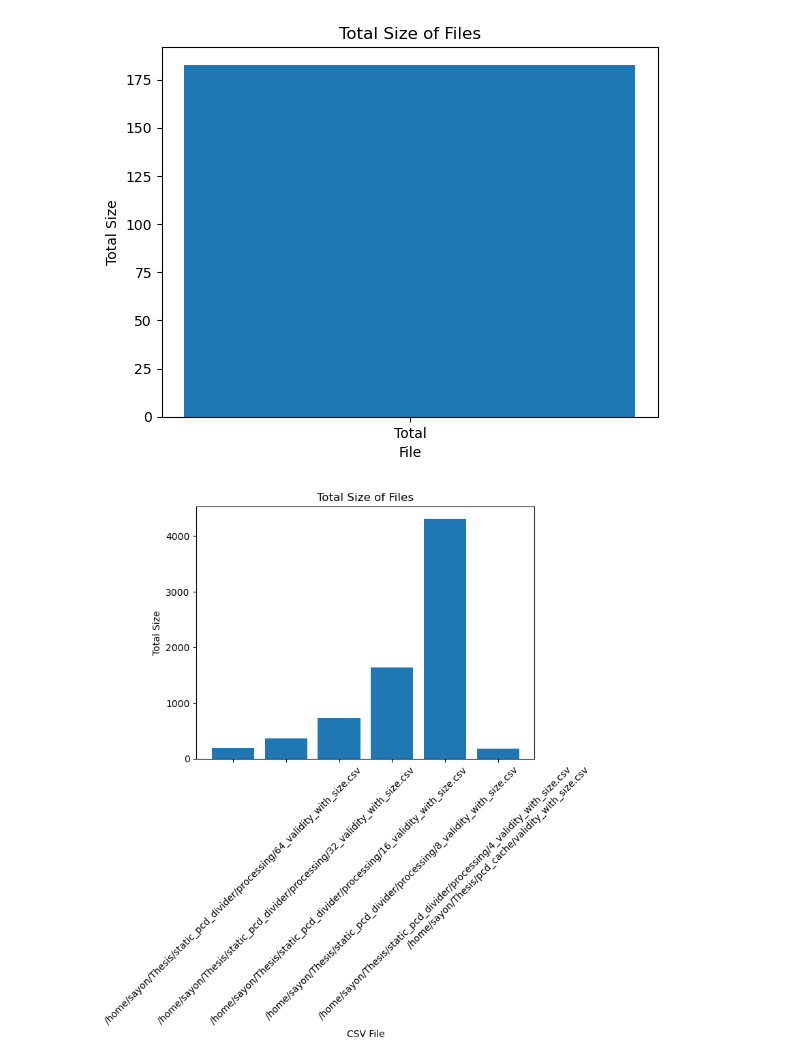
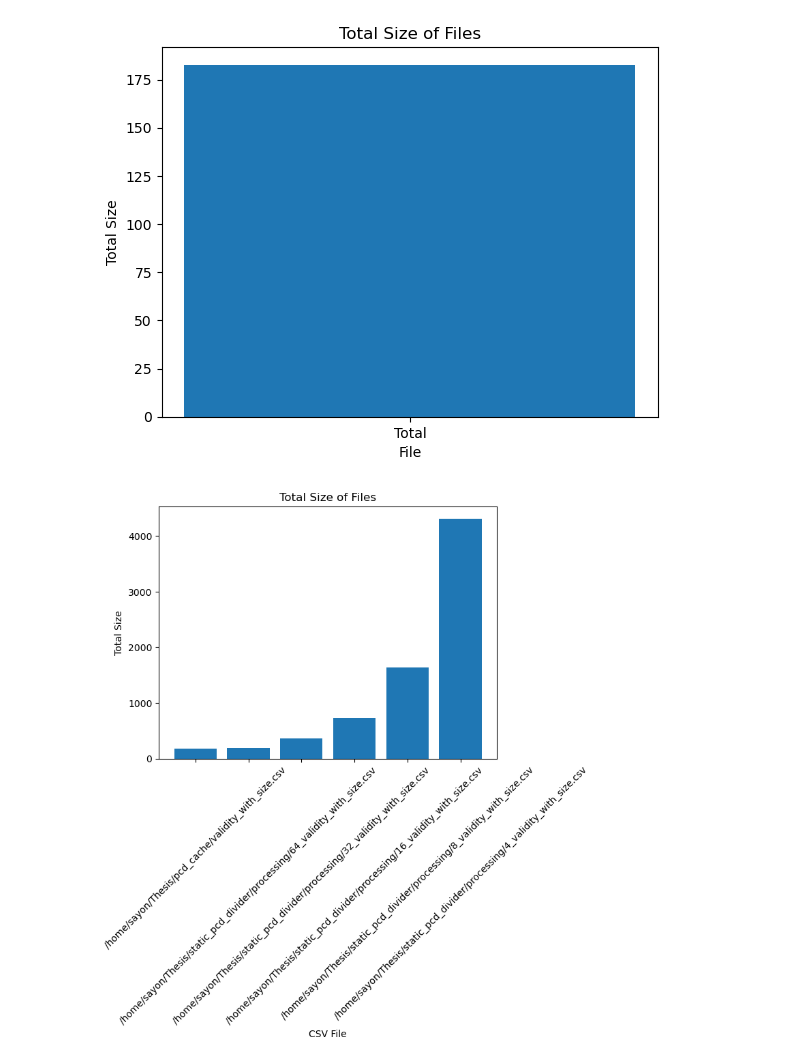
Before and after one commit to sayondeep/Thesis, a Jupyter notebook: data_processing/update_data.ipynb, the cells around one changed output. Cells and saved outputs as stored; diff of their text form; code cells hidden in the pictures.

```diff
--- a/data_processing/update_data.ipynb
+++ b/data_processing/update_data.ipynb
@@ -156,29 +156,30 @@ plt.show()
 # %%
 import pandas as pd
 import matplotlib.pyplot as plt
 
 # List of CSV files
-csv_files = ['/home/sayon/Thesis/static_pcd_divider/processing/64_validity_with_size.csv', '/home/sayon/Thesis/static_pcd_divider/processing/32_validity_with_size.csv', '/home/sayon/Thesis/static_pcd_divider/processing/16_validity_with_size.csv', '/home/sayon/Thesis/static_pcd_divider/processing/8_validity_with_size.csv', '/home/sayon/Thesis/static_pcd_divider/processing/4_validity_with_size.csv', '/home/sayon/Thesis/pcd_cache/validity_with_size.csv']
+
+csv_files = ['/home/sayon/Thesis/pcd_cache/validity_with_size.csv','/home/sayon/Thesis/static_pcd_divider/processing/64_validity_with_size.csv', '/home/sayon/Thesis/static_pcd_divider/processing/32_validity_with_size.csv', '/home/sayon/Thesis/static_pcd_divider/processing/16_validity_with_size.csv', '/home/sayon/Thesis/static_pcd_divider/processing/8_validity_with_size.csv', '/home/sayon/Thesis/static_pcd_divider/processing/4_validity_with_size.csv']
 
 # Initialize total sizes for each file
 total_sizes = []
 
 # Calculate total size for each file
 for csv_file in csv_files:
     df = pd.read_csv(csv_file)
     total_size = 0
     for index, row in df.iterrows():
         if row['Time'] == row['Valid_From']:
             file_size = row['Size']
             total_size += file_size
     total_sizes.append(total_size)
 
 # Plot the graph
 plt.bar(csv_files, total_sizes)
 plt.xlabel('CSV File')
 plt.ylabel('Total Size')
 plt.title('Total Size of Files')
 plt.xticks(rotation=45)
 plt.show()
 # %% [output]
-[figure, old version]
+[figure, new version]
```
Also changed, not shown: 23 other files.
